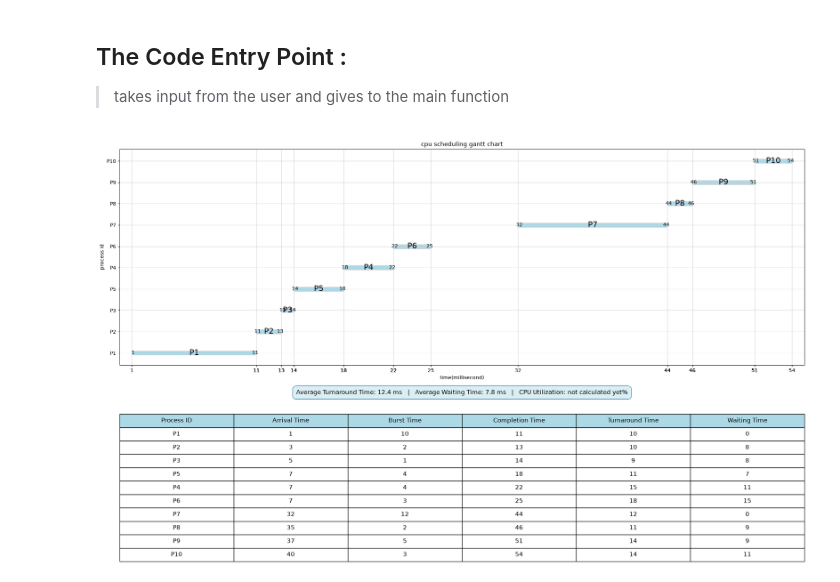
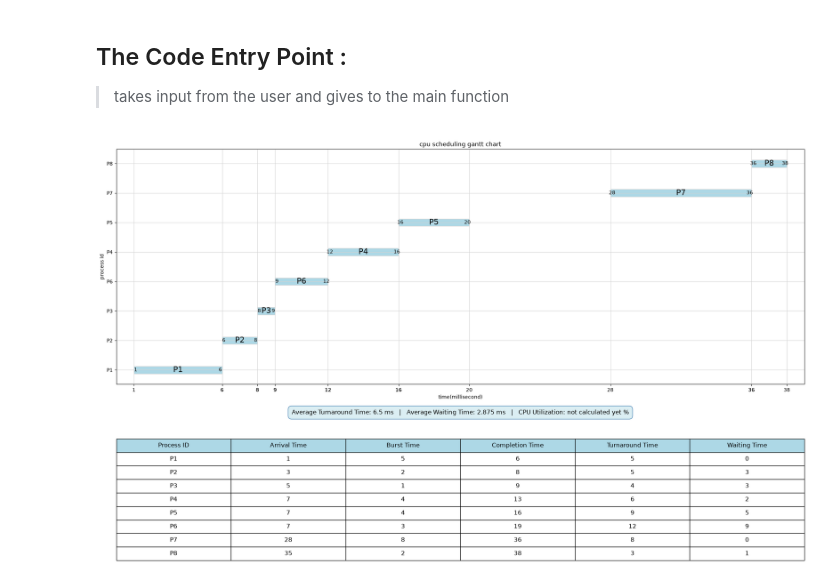
Before and after one commit to Abhinav08bhatt/cpu_process_gantt_chart, a Jupyter notebook: sim.ipynb, the cells around one changed output. Saved outputs shown, nothing was run; the diff lists cells and outputs as text; code cells hidden in the pictures.

Commit message:
bugged : added shortest job first algo

````diff
--- a/sim.ipynb
+++ b/sim.ipynb
@@ -21,7 +21,7 @@ timeline = [
 ]
 ```
 # %%
-def create_gantt_chart(time_line,question):
+def create_gantt_chart(time_line,question,option):
 
     timeline = time_line
 
@@ -37,7 +37,7 @@ def create_gantt_chart(time_line,question):
         y_position[p] = position
         position = position+(len(remove_duplicate(processes)))
 
-    fig, (gantt_chart, summary_area, table_area) = plt.subplots(3, 1, figsize=(20, 12), gridspec_kw={"height_ratios": [1.6,0.1,1]})
+    fig, (gantt_chart, summary_area, table_area) = plt.subplots(3, 1, figsize=(20, 12), gridspec_kw={"height_ratios": [1.6,0.1,0.8]})
 
     points = []
     header_for_table = ["Process ID","Arrival Time","Burst Time","Completion Time","Turnaround Time","Waiting Time"]
@@ -114,7 +114,12 @@ def create_gantt_chart(time_line,question):
     )
 
     plt.tight_layout()
-    plt.savefig("graph.png")
+    if option == 1 :
+        plt.savefig("first_come_first_serve_graph.png")
+    elif option == 2 :
+        plt.savefig("shortest_job_first_graph.png")
+    else :
+        plt.savefig("_gantt_chart.png")
     plt.show()
 # %% [markdown]
 ## 1. First Come First Serve
@@ -163,11 +207,13 @@ def main(option,question):
 
     if option == 1 :
         answer = first_come_first_serve(question)
+    elif option == 2 :
+        answer = shortest_job_first(question)
     else :
         print("Wrong Input")
         return
 
-    create_gantt_chart(answer,question)
+    create_gantt_chart(answer,question,option)
 # %% [markdown]
 ## The Code Entry Point :
 
@@ -175,31 +221,29 @@ def main(option,question):
 # %%
 if __name__ == "__main__":
 
     # first come first serve question
     question = [
         ['P1',10,0],
         ['P2',5,15],
         ['P3',5,15],
         ['P4',10,23],
     ]
 
     query_1 = [["P1", 4, 0], ["P2", 3, 1], ["P3", 1, 2], ["P4", 2, 3]]
     query_2 = [["P1", 3, 0],["P2", 2, 5],["P3", 4, 8],]
     query_3 = [["P1", 3, 4],["P2", 4, 2],["P3", 2, 4],["P4", 1, 10],]
 
-    extreme_10_process_test = [
+    process_test = [
+        ["P1", 5, 1],
+        ["P2", 2, 3],
         ["P3", 1, 5],
-po        ["P7", 12, 32],
-        ["P1", 10, 1],
+        ["P4", 4, 7],
         ["P5", 4, 7],
-        ["P2", 2, 3],
-        ["P10", 3, 40],
-        ["P4", 4, 7],
+        ["P6", 3, 7],
+        ["P7", 8, 28],
         ["P8", 2, 35],
-        ["P6", 3, 7],
-        ["P9", 5, 37],
     ]
 
-    main(1,extreme_10_process_test)
+    main(2,process_test)
 # %% [output]
-[figure, old version]
+[figure, new version]
````
Also changed, not shown: parts of 2 cells of this notebook, 1 other file.
